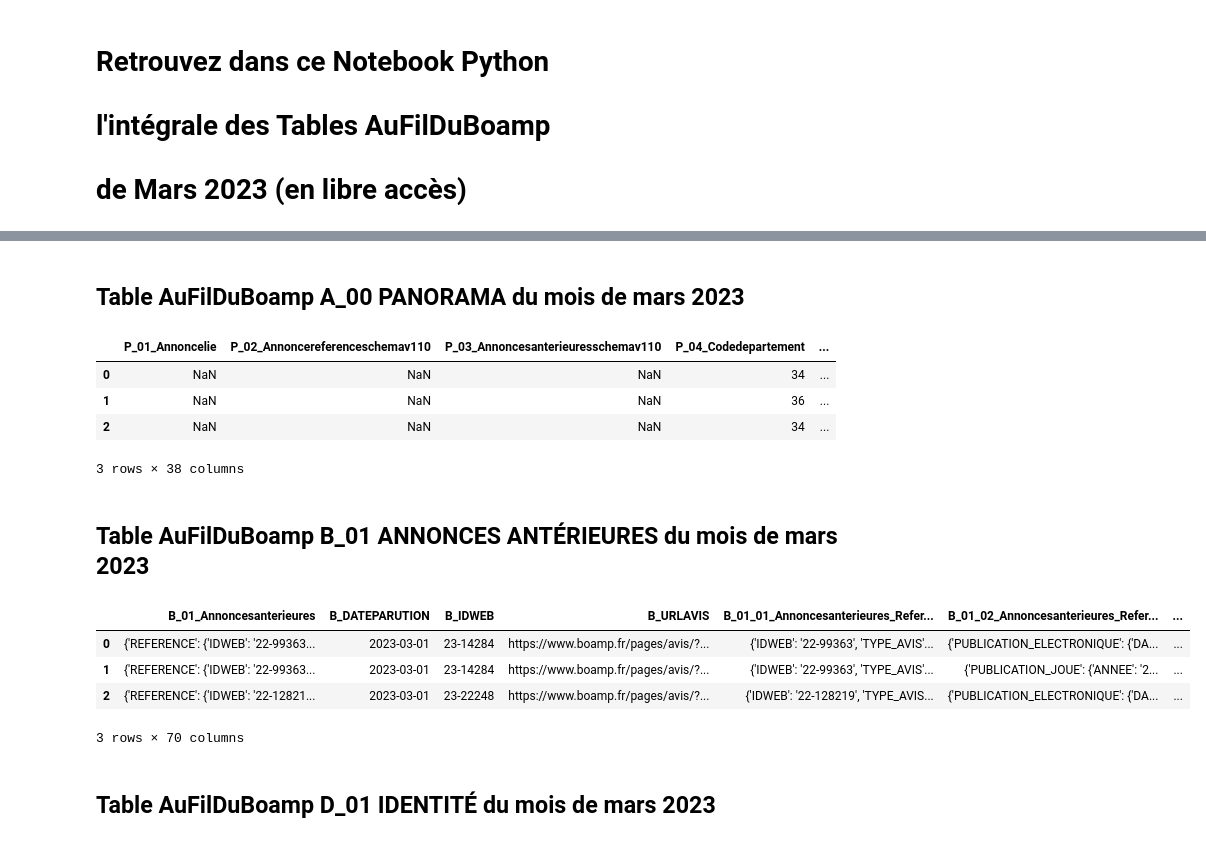
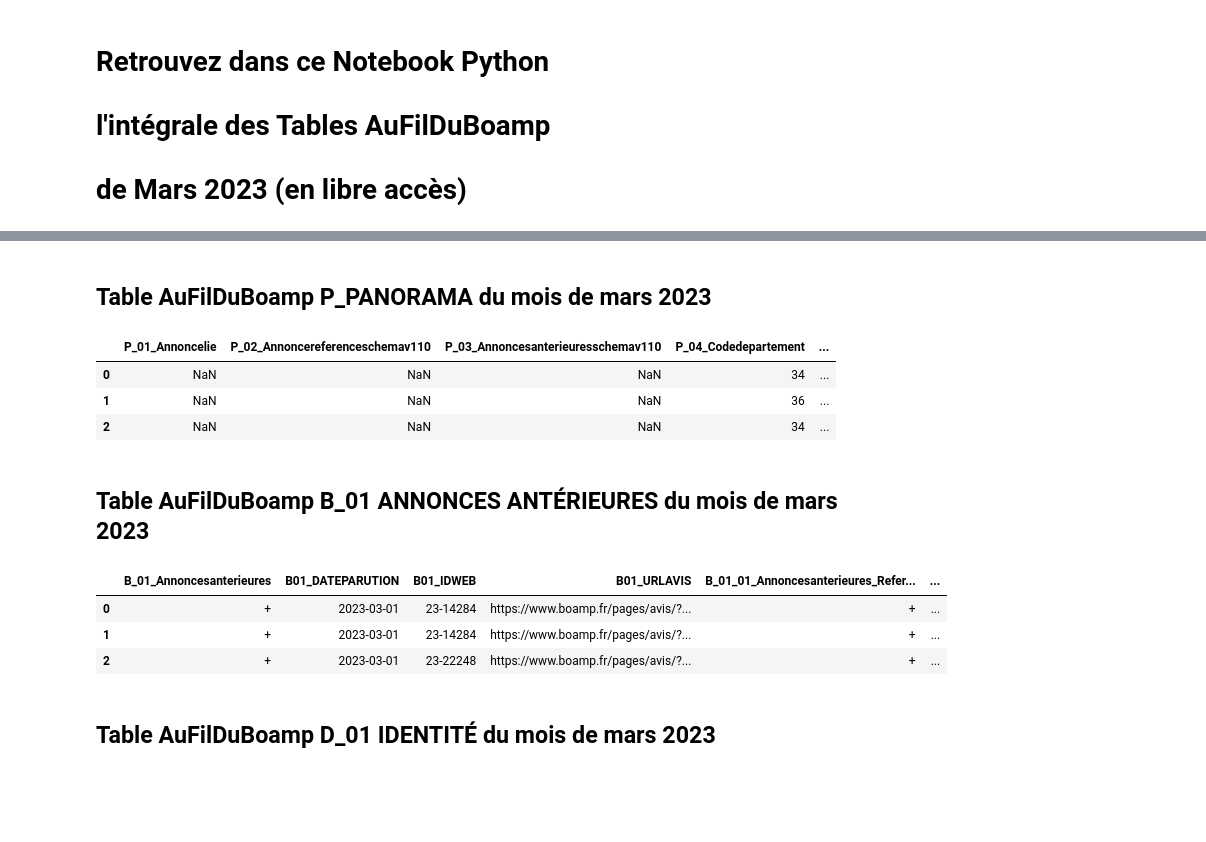
Before and after one commit to AuFilDuBoamp/partages, a Jupyter notebook: AuFilDuBoamp_Integrale_Tables_Mars_2023.ipynb, the cells around one changed output, grey strips where cells are left out. Drawn from its saved outputs; the diff is of its cells as text; code cells hidden in the pictures; blank space fills up the shorter version.

```diff
--- a/AuFilDuBoamp_Integrale_Tables_Mars_2023.ipynb
+++ b/AuFilDuBoamp_Integrale_Tables_Mars_2023.ipynb
@@ -21,25 +19,28 @@ import pandas as pd
+# %%
+import pandas as pd
+pd.options.display.max_rows = 200
+pd.options.display.max_columns = 200
+pd.options.display.max_colwidth = 300
 # %% [markdown]
-## Table AuFilDuBoamp A_00 PANORAMA du mois de mars 2023
+## Table AuFilDuBoamp P_PANORAMA du mois de mars 2023
 # %%
-pd.read_csv('https://www.aufilduboamp.com/partages/AUFILDUBOAMP_INTEGRALE_MARS_2023_CSV/A_00_PANORAMA_2023_03_AP.csv',
-            sep=';', low_memory=False, nrows=3)
+pd.read_csv('https://www.aufilduboamp.com/partages/aufilduboamp_integrale_mars_2023_csv_zip/P_09_MARS_2023.csv.zip',
+            sep=';', low_memory=False, nrows=3, compression='zip')
 # %% [output]
 |  | P_01_Annoncelie | P_02_Annoncereferenceschemav110 | P_03_Annoncesanterieuresschemav110 | P_04_Codedepartement | ... |
 | 0 | NaN | NaN | NaN | 34 | ... |
 | 1 | NaN | NaN | NaN | 36 | ... |
 | 2 | NaN | NaN | NaN | 34 | ... |
-3 rows × 38 columns
 # %% [markdown]
 ## Table AuFilDuBoamp B_01 ANNONCES ANTÉRIEURES du mois de mars 2023
 # %%
-pd.read_csv('https://www.aufilduboamp.com/partages/AUFILDUBOAMP_INTEGRALE_MARS_2023_CSV/B_01_ANNONCESANTERIEURES_2023_03_AP.csv',
-            sep=';', low_memory=False, nrows=3)
+pd.read_csv('https://www.aufilduboamp.com/partages/aufilduboamp_integrale_mars_2023_csv_zip/B01_MARS_2023.csv.zip',
+            sep=';', low_memory=False, nrows=3, compression='zip')
 # %% [output]
-|  | B_01_Annoncesanterieures | B_DATEPARUTION | B_IDWEB | B_URLAVIS | B_01_01_Annoncesanterieures_Refer... | B_01_02_Annoncesanterieures_Refer... | ... |
-| 0 | {'REFERENCE': {'IDWEB': '22-99363... | 2023-03-01 | 23-14284 | https://www.boamp.fr/pages/avis/?... | {'IDWEB': '22-99363', 'TYPE_AVIS'... | {'PUBLICATION_ELECTRONIQUE': {'DA... | ... |
-| 1 | {'REFERENCE': {'IDWEB': '22-99363... | 2023-03-01 | 23-14284 | https://www.boamp.fr/pages/avis/?... | {'IDWEB': '22-99363', 'TYPE_AVIS'... | {'PUBLICATION_JOUE': {'ANNEE': '2... | ... |
-| 2 | {'REFERENCE': {'IDWEB': '22-12821... | 2023-03-01 | 23-22248 | https://www.boamp.fr/pages/avis/?... | {'IDWEB': '22-128219', 'TYPE_AVIS... | {'PUBLICATION_ELECTRONIQUE': {'DA... | ... |
+|  | B_01_Annoncesanterieures | B01_DATEPARUTION | B01_IDWEB | B01_URLAVIS | B_01_01_Annoncesanterieures_Refer... | ... |
+| 0 | + | 2023-03-01 | 23-14284 | https://www.boamp.fr/pages/avis/?... | + | ... |
+| 1 | + | 2023-03-01 | 23-14284 | https://www.boamp.fr/pages/avis/?... | + | ... |
+| 2 | + | 2023-03-01 | 23-22248 | https://www.boamp.fr/pages/avis/?... | + | ... |
-3 rows × 70 columns
 # %% [markdown]
 ## Table AuFilDuBoamp D_01 IDENTITÉ du mois de mars 2023
 # %%
```
Also changed, not shown: parts of 27 cells of this notebook.
